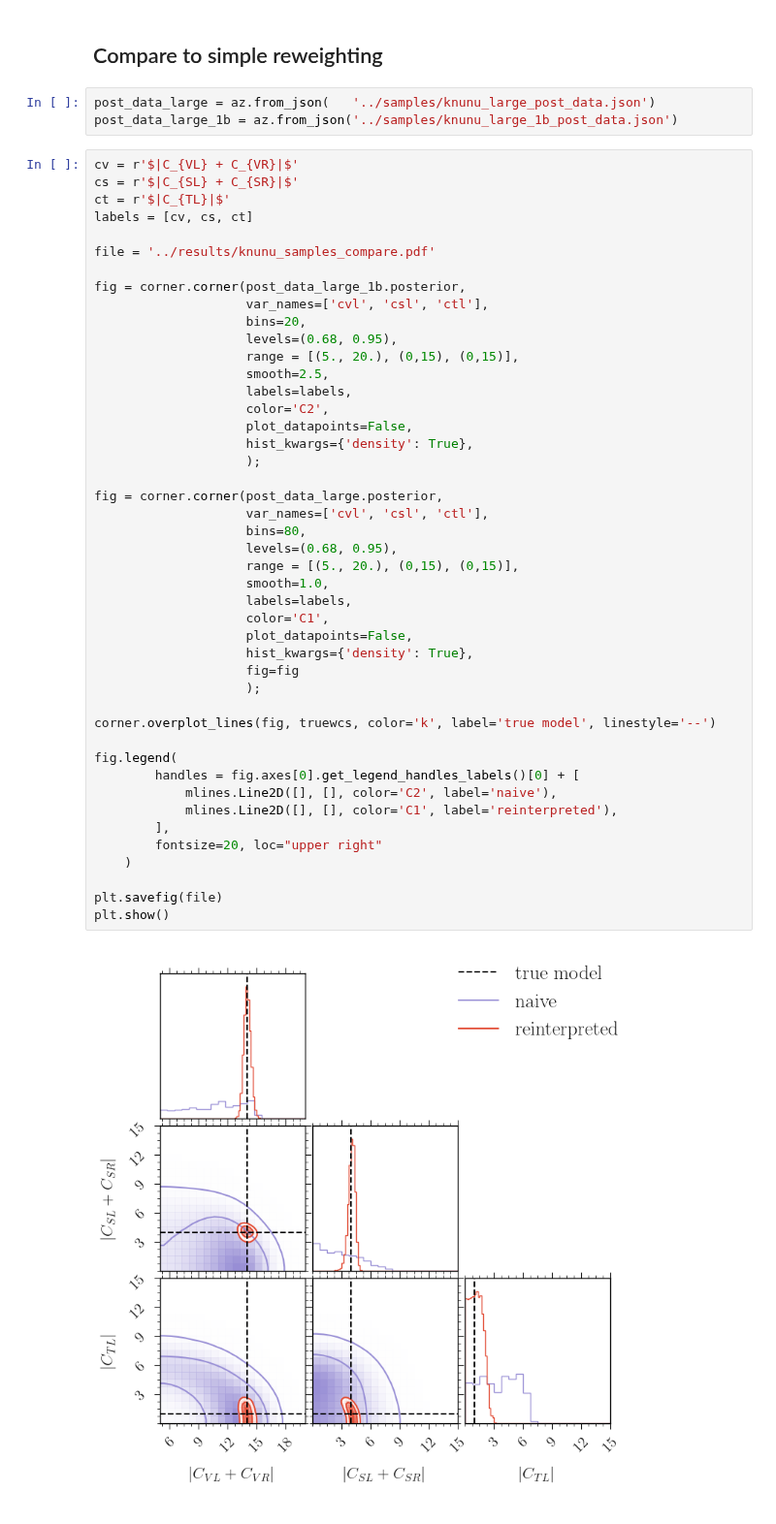
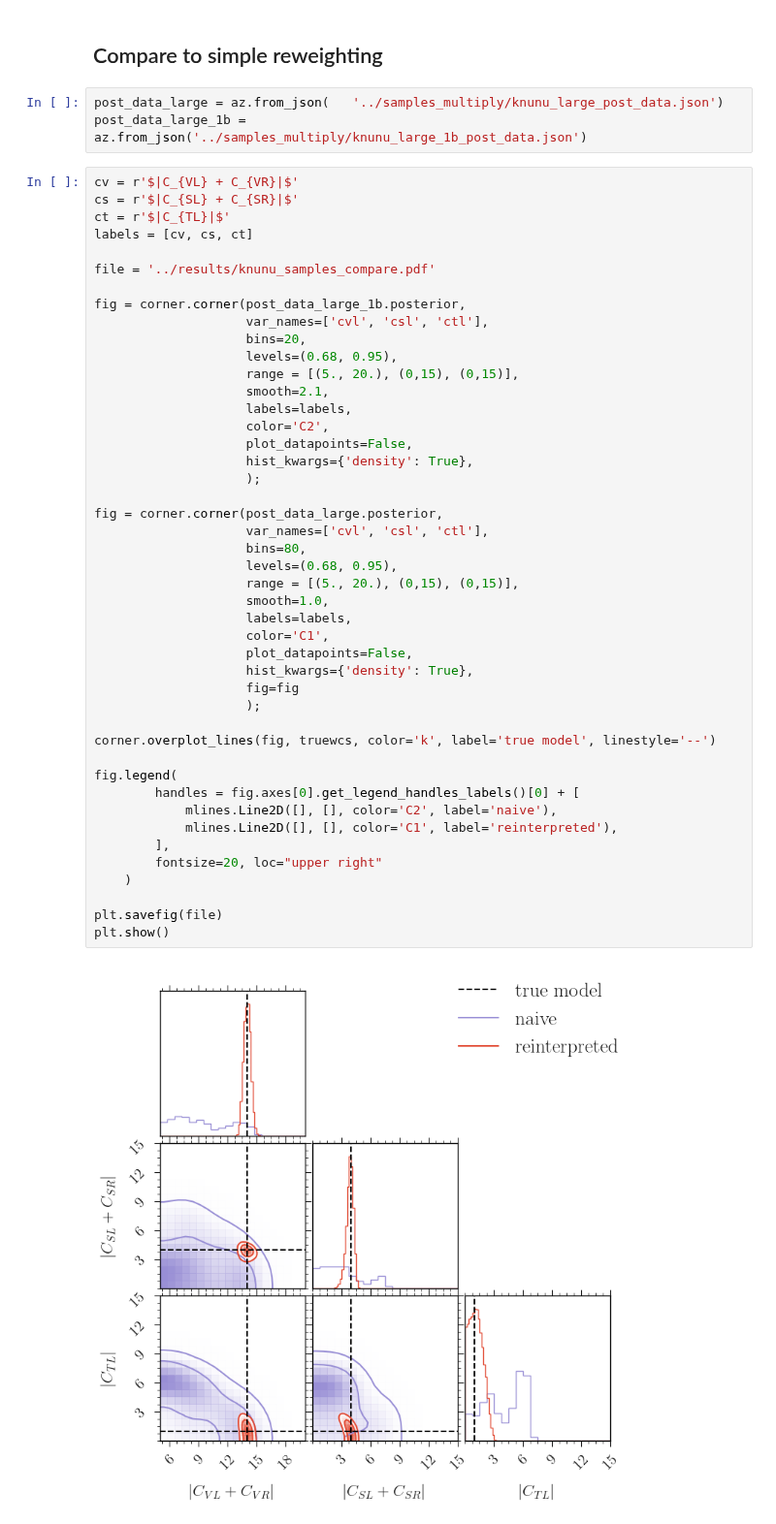
Before and after one commit to lorenzennio/redist, a Jupyter notebook: examples/knunu/knunu_plot_samples.ipynb, the cells around one changed output. Shown at 97% size. Cells and saved outputs as stored; diff of their text form.

```diff
--- a/examples/knunu/knunu_plot_samples.ipynb
+++ b/examples/knunu/knunu_plot_samples.ipynb
@@ -149,8 +149,8 @@ plt.show()
 # %% [markdown]
 ## Compare to simple reweighting
 # %%
-post_data_large = az.from_json(   '../samples/knunu_large_post_data.json')
-post_data_large_1b = az.from_json('../samples/knunu_large_1b_post_data.json')
+post_data_large = az.from_json(   '../samples_multiply/knunu_large_post_data.json')
+post_data_large_1b = az.from_json('../samples_multiply/knunu_large_1b_post_data.json')
 # %%
 cv = r'$|C_{VL} + C_{VR}|$'
 cs = r'$|C_{SL} + C_{SR}|$'
@@ -164,37 +164,37 @@ fig = corner.corner(post_data_large_1b.posterior,
                     bins=20,
                     levels=(0.68, 0.95),
                     range = [(5., 20.), (0,15), (0,15)],
-                    smooth=2.5,
+                    smooth=2.1,
                     labels=labels,
                     color='C2',
                     plot_datapoints=False,
                     hist_kwargs={'density': True},
                     );
 
 fig = corner.corner(post_data_large.posterior,
                     var_names=['cvl', 'csl', 'ctl'],
                     bins=80,
                     levels=(0.68, 0.95),
                     range = [(5., 20.), (0,15), (0,15)],
                     smooth=1.0,
                     labels=labels,
                     color='C1',
                     plot_datapoints=False,
                     hist_kwargs={'density': True},
                     fig=fig
                     );
 
 corner.overplot_lines(fig, truewcs, color='k', label='true model', linestyle='--')
 
 fig.legend(
         handles = fig.axes[0].get_legend_handles_labels()[0] + [
             mlines.Line2D([], [], color='C2', label='naive'),
             mlines.Line2D([], [], color='C1', label='reinterpreted'),
         ],
         fontsize=20, loc="upper right"
     )
 
 plt.savefig(file)
 plt.show()
 # %% [output]
-[figure, old version]
+[figure, new version]
```
Also changed, not shown: parts of 8 cells of this notebook, 6 other files.
